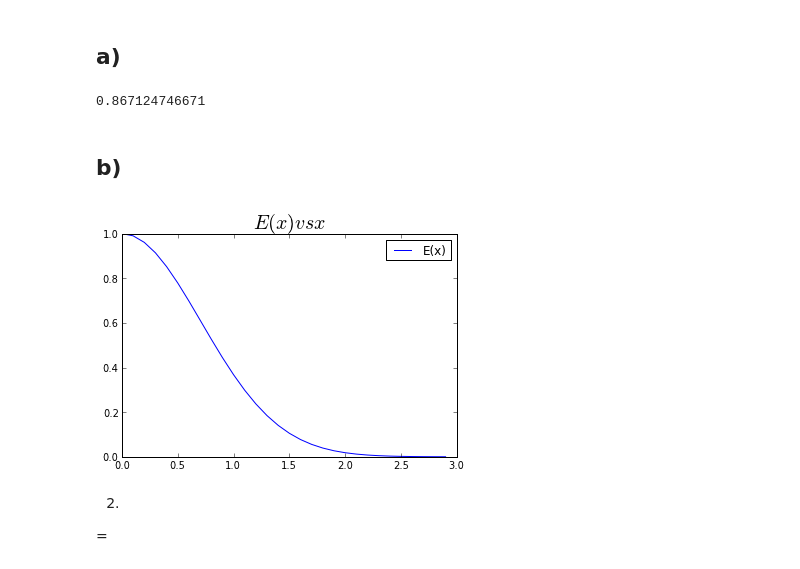
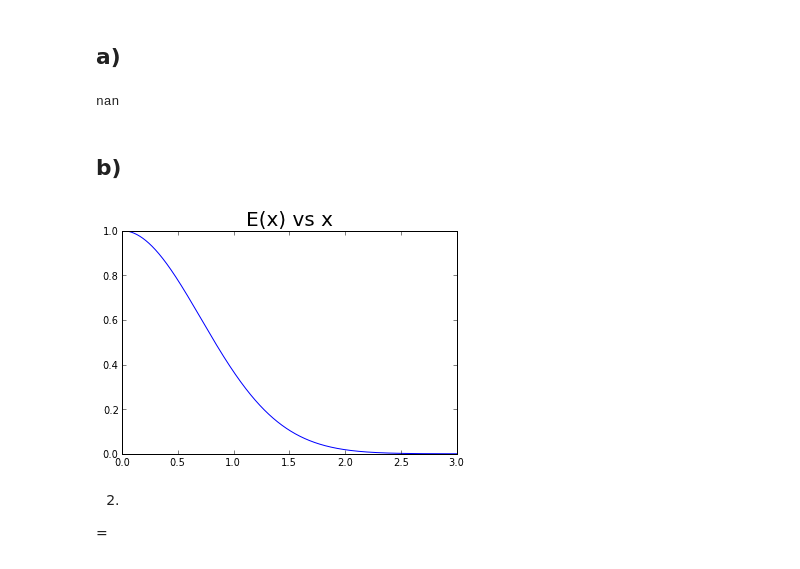
Before and after one commit to advice/PHYS-202-S13, a Jupyter notebook: Week5/IntegrationEx4.ipynb, the cells around one changed output. Saved outputs shown, nothing was run; the diff lists cells and outputs as text; code cells hidden in the pictures.

```diff
--- a/Week5/IntegrationEx4.ipynb
+++ b/Week5/IntegrationEx4.ipynb
@@ -5,26 +5,26 @@
 a)
 -
 # %%
-f = lambda t: exp(-t**2)
-N = 1000
+E = lambda t: exp(-t**2)
+N = 10000
 a = 0
 b = 3
-x = arange(a, b,0.1)
-randnum = (b - a) * random_sample(N) + a
-Int = (b - a)*average(f(randnum))
-print Int
+t = arange(a, b,0.001)
+t_i = (b-a)*random_sample(N)+a
+I_N = (b-a)*sum(f(t_i))/N
+print I_N
 # %% [output]
-0.867124746671
+nan
 # %% [markdown]
 b)
 -
 # %%
-plot(x, f(x),label = 'E(x)')
-title('$E(x) vs x$', fontsize=20)
-legend(loc='upper right')
+plot(x, E(x),label = 'E(x)')
+title('E(x) vs x', fontsize=20)
+
 show()
 # %% [output]
-[figure, old version]
+[figure, new version]
 # %% [markdown]
 2.
 =
```
Also changed, not shown: parts of 37 cells of this notebook, 1 other file.
